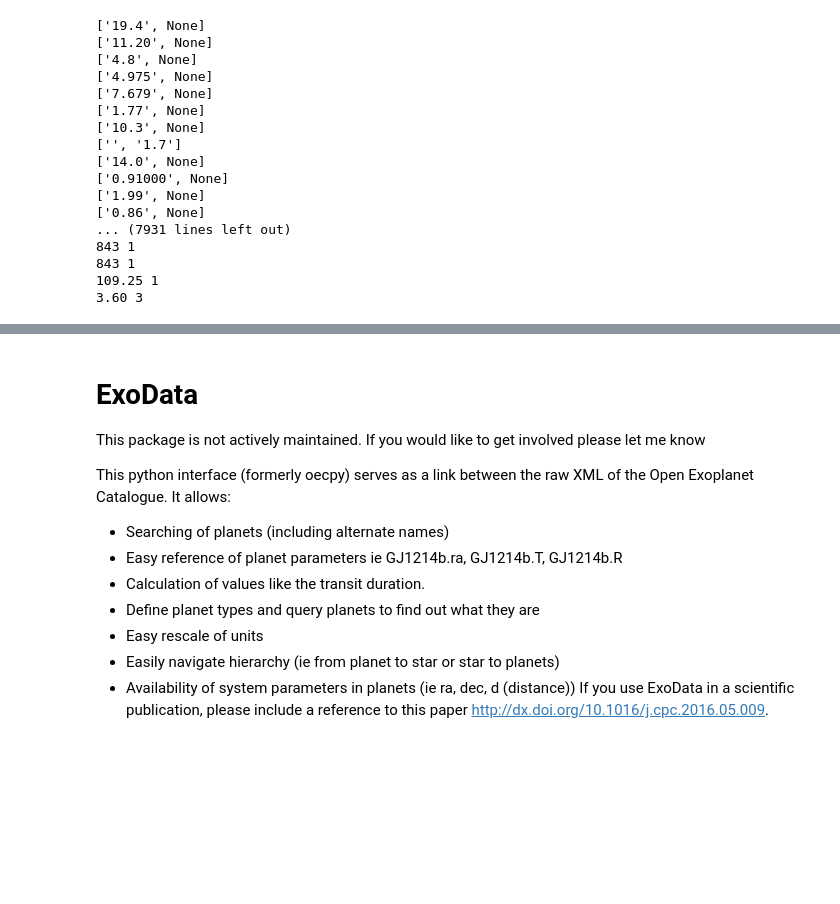
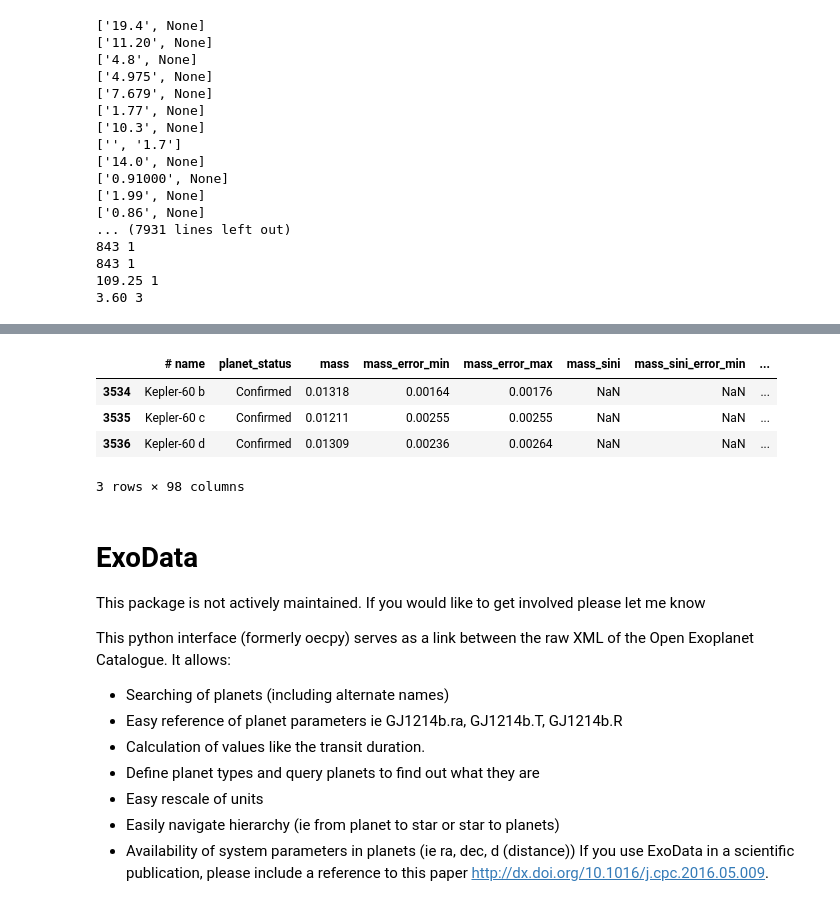
Before and after one commit to DerrickDDInAI/astro, a Jupyter notebook: core/Databases.ipynb, the cells around one changed output, grey strips where cells are left out. Cells and saved outputs as stored; diff of their text form; code cells hidden in the pictures; blank space fills up the shorter version.

```diff
--- a/core/Databases.ipynb
+++ b/core/Databases.ipynb
@@ -47,3 +164,11 @@ for system in oec.findall(".//system"):
+# %%
+eeu_df.loc[(eeu_df['star_alternate_names'].str.contains("KIC 6768394")) & (eeu_df['star_alternate_names'].notna())]
+# %% [output]
+|  | # name | planet_status | mass | mass_error_min | mass_error_max | mass_sini | mass_sini_error_min | ... |
+| 3534 | Kepler-60 b | Confirmed | 0.01318 | 0.00164 | 0.00176 | NaN | NaN | ... |
+| 3535 | Kepler-60 c | Confirmed | 0.01211 | 0.00255 | 0.00255 | NaN | NaN | ... |
+| 3536 | Kepler-60 d | Confirmed | 0.01309 | 0.00236 | 0.00264 | NaN | NaN | ... |
+3 rows × 98 columns
 # %% [markdown]
 # ExoData
 This package is not actively maintained. If you would like to get involved please let me know
```
Also changed, not shown: parts of 25 cells of this notebook.
